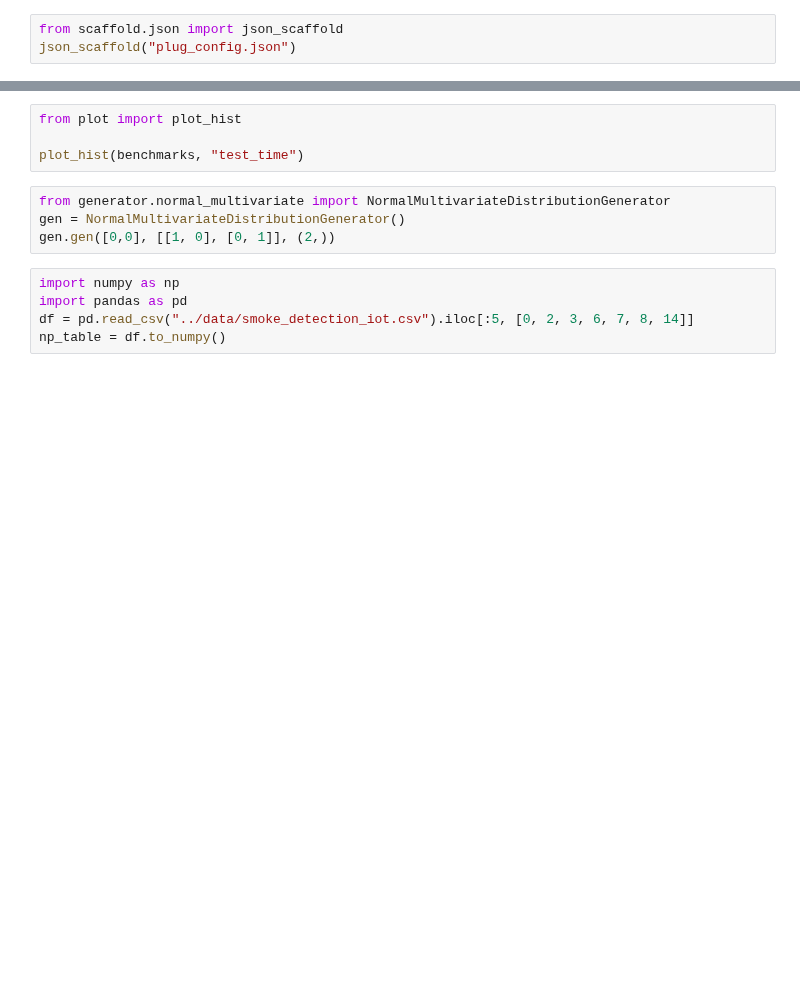
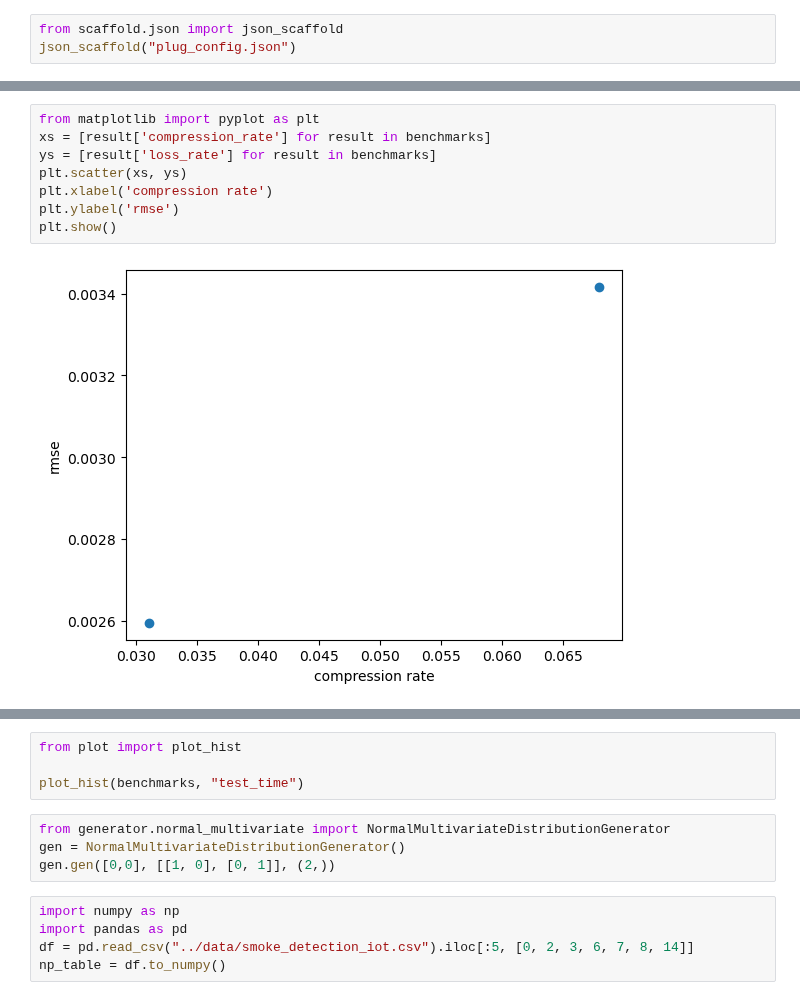
Before and after one commit to BuryatyaTut/STIL_internship, a Jupyter notebook: notebooks/platform_playground.ipynb, the cells around one changed output, grey strips where cells are left out. Cells and saved outputs as stored; diff of their text form; blank space fills up the shorter version.

```diff
--- a/notebooks/platform_playground.ipynb
+++ b/notebooks/platform_playground.ipynb
@@ -55,0 +149,10 @@ plot_benchmarks(benchmarks, "compression_rate")
+# %%
+from matplotlib import pyplot as plt
+xs = [result['compression_rate'] for result in benchmarks]
+ys = [result['loss_rate'] for result in benchmarks]
+plt.scatter(xs, ys)
+plt.xlabel('compression rate')
+plt.ylabel('rmse')
+plt.show()
+# %% [output]
+[figure, added]
```
Also changed, not shown: parts of 19 cells of this notebook, 2 other files.
